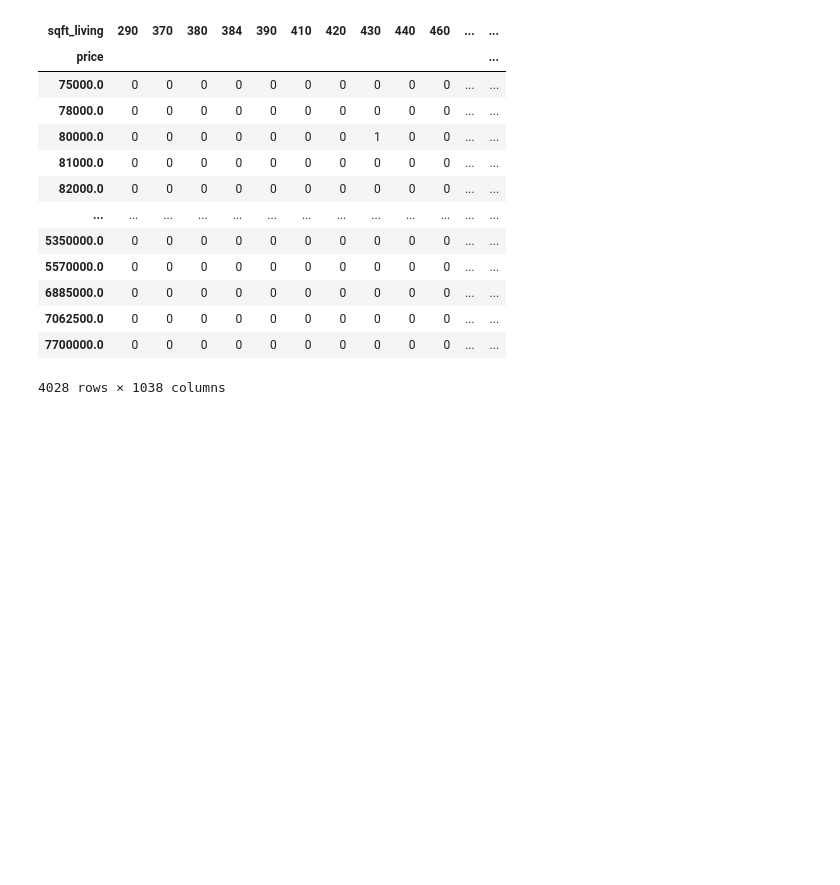
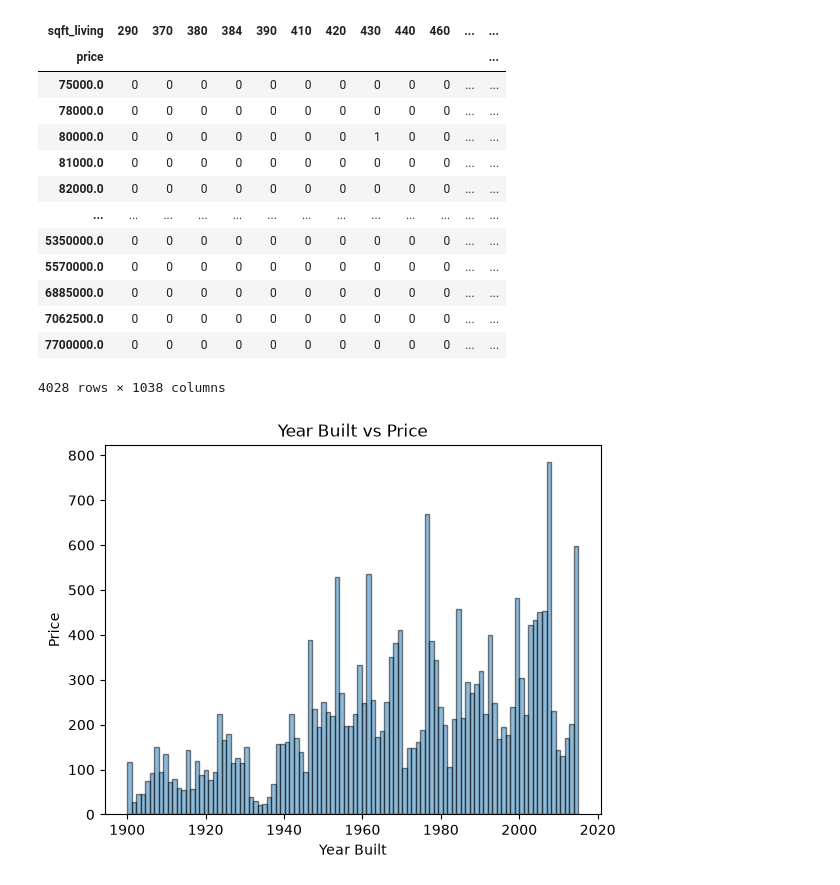
Before and after one commit to bhrantiknagar/Data-Science, a Jupyter notebook: Day_10Project2.ipynb, the cells around one changed output. Saved outputs shown, nothing was run; the diff lists cells and outputs as text; code cells hidden in the pictures; blank space fills up the shorter version.

```diff
--- a/Day_10Project2.ipynb
+++ b/Day_10Project2.ipynb
@@ -269,3 +269,11 @@ pd.crosstab(data['price'], data['sqft_living'])
 | 7062500.0 | 0 | 0 | 0 | 0 | 0 | 0 | 0 | 0 | 0 | 0 | ... | ... |
 | 7700000.0 | 0 | 0 | 0 | 0 | 0 | 0 | 0 | 0 | 0 | 0 | ... | ... |
 4028 rows × 1038 columns
+# %%
+plt.hist(data["yr_built"], alpha=0.5, bins=100, label="Year Built", edgecolor='black')
+plt.xlabel('Year Built')
+plt.ylabel('Price')
+plt.title('Year Built vs Price')
+plt.show()
+# %% [output]
+[figure, added]
```
Also changed, not shown: parts of 2 cells of this notebook, 3 other files.
